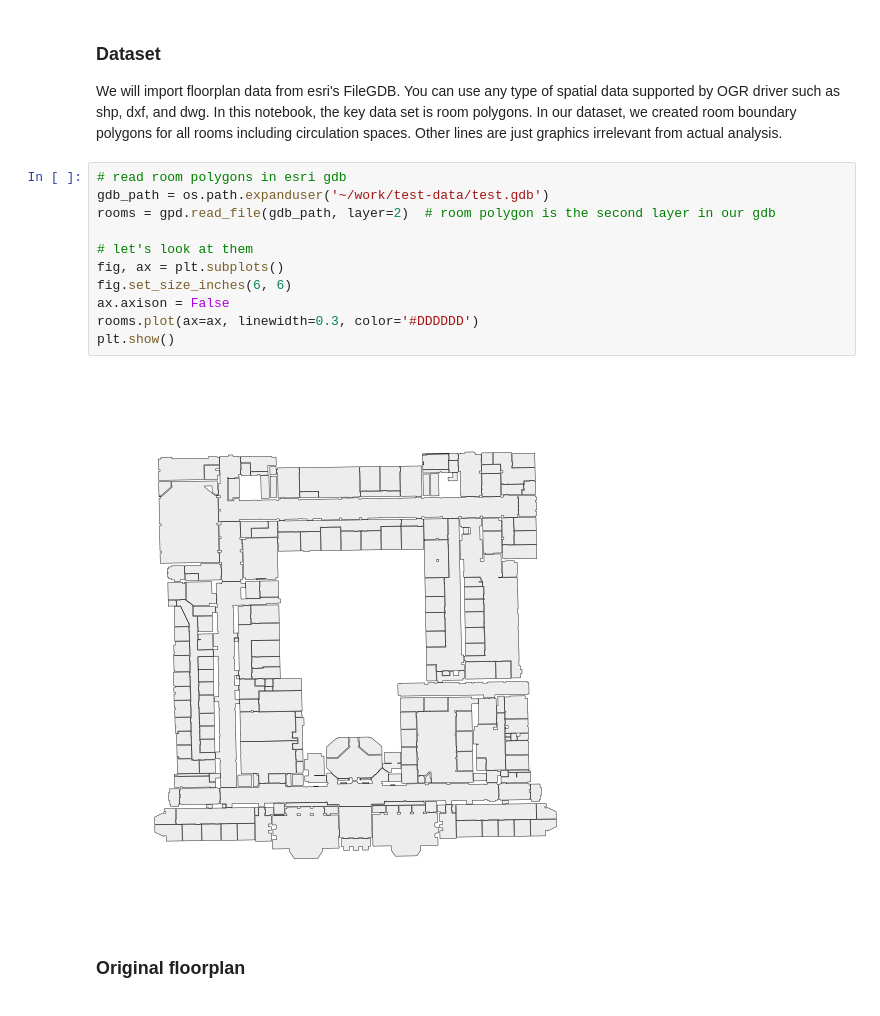
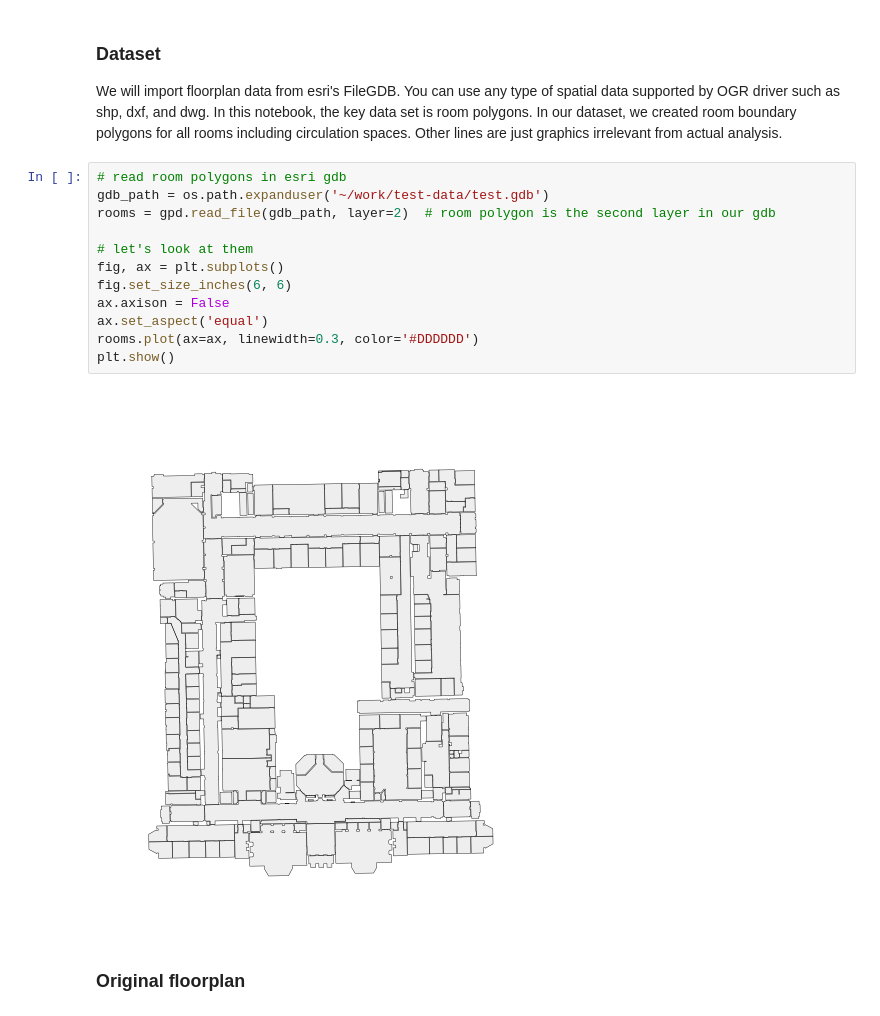
Before and after one commit to yonghah/geopandas-for-architecture, a Jupyter notebook: Floorplan Analysis with Geopandas and NetworkX.ipynb, the cells around one changed output. Drawn from its saved outputs; the diff is of its cells as text.

```diff
--- a/Floorplan Analysis with Geopandas and NetworkX.ipynb
+++ b/Floorplan Analysis with Geopandas and NetworkX.ipynb
@@ -21,16 +21,17 @@ We will import floorplan data from esri's FileGDB. You can use any type of spati
 # %%
 # read room polygons in esri gdb
 gdb_path = os.path.expanduser('~/work/test-data/test.gdb')
 rooms = gpd.read_file(gdb_path, layer=2)  # room polygon is the second layer in our gdb
 
 # let's look at them
 fig, ax = plt.subplots()
 fig.set_size_inches(6, 6)
 ax.axison = False
+ax.set_aspect('equal')
 rooms.plot(ax=ax, linewidth=0.3, color='#DDDDDD')
 plt.show()
 # %% [output]
-[figure, old version]
+[figure, new version]
 # %% [markdown]
 ### Original floorplan
 # %%
```
Also changed, not shown: parts of 3 cells of this notebook, 1 other file.
